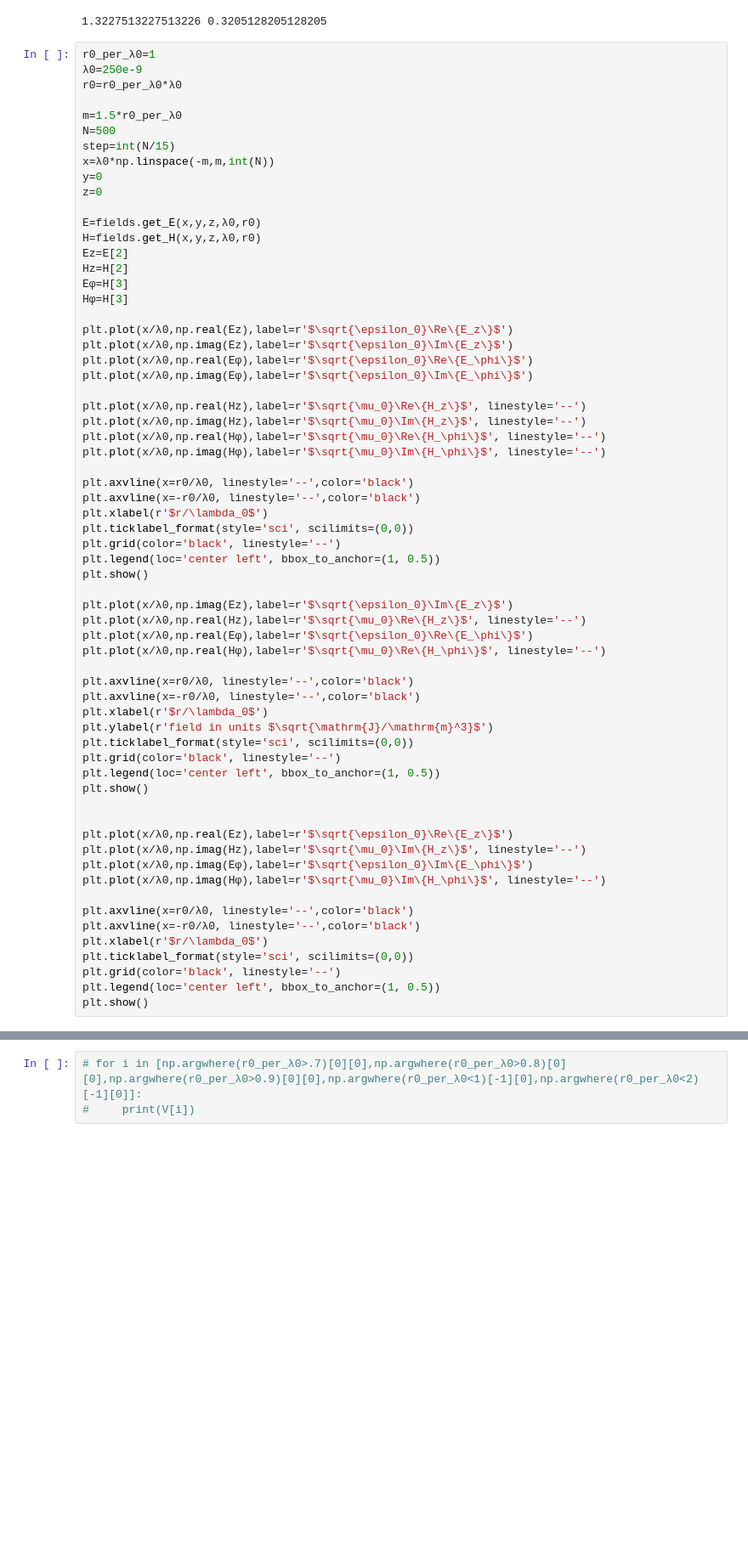
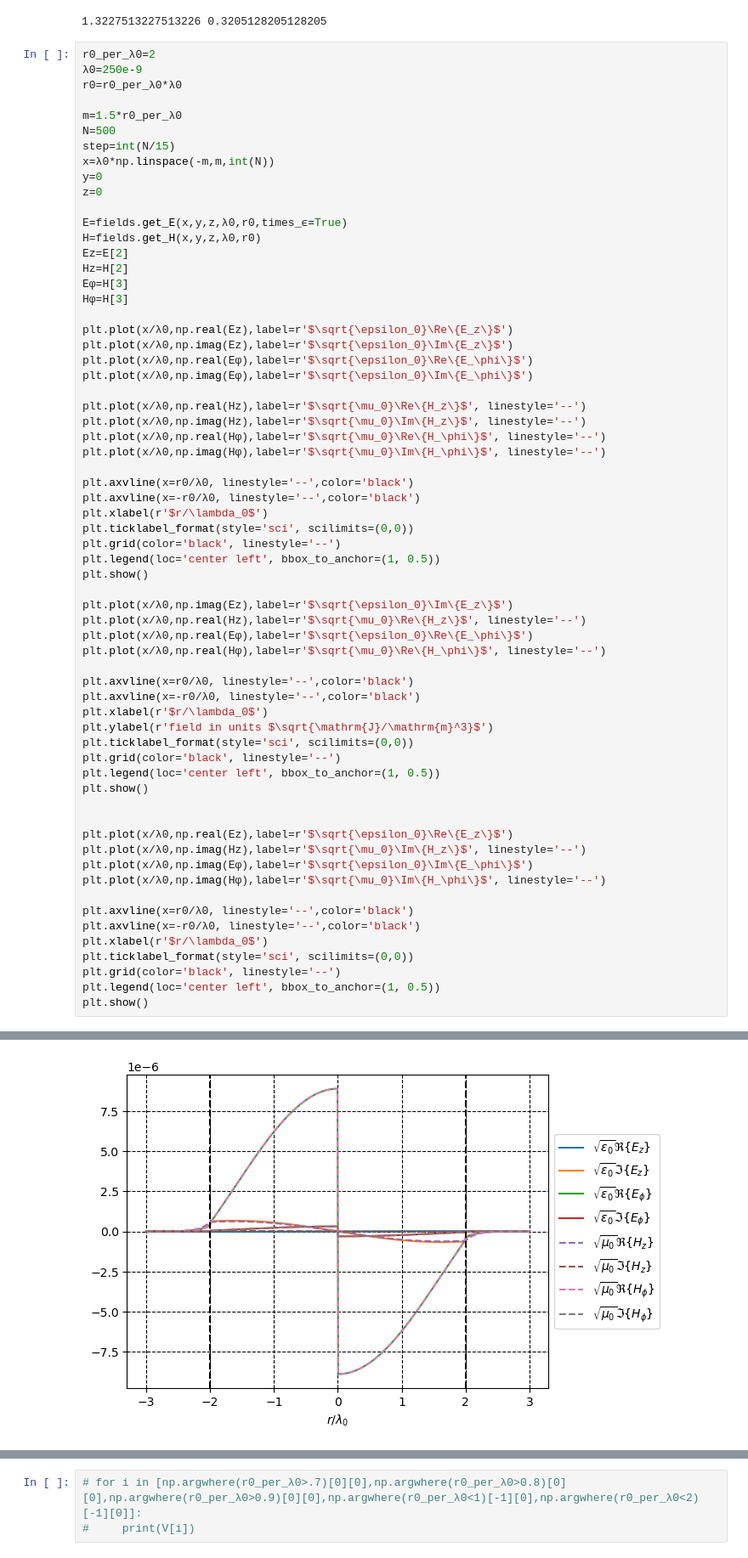
Before and after one commit to Sevastienn/ChiralForce-Fibre, a Jupyter notebook: cylinder/fields.ipynb, the cells around one changed output, grey strips where cells are left out. Shown at 85% size. Saved outputs shown, nothing was run; the diff lists cells and outputs as text; blank space fills up the shorter version.

```diff
--- a/cylinder/fields.ipynb
+++ b/cylinder/fields.ipynb
@@ -13,7 +13,7 @@ print(250e-9/189e-9,250e-9/780e-9)
 # %% [output]
 1.3227513227513226 0.3205128205128205
 # %%
-r0_per_λ0=1
+r0_per_λ0=2
 λ0=250e-9
 r0=r0_per_λ0*λ0
 
@@ -24,7 +24,7 @@ x=λ0*np.linspace(-m,m,int(N))
 y=0
 z=0
 
-E=fields.get_E(x,y,z,λ0,r0)
+E=fields.get_E(x,y,z,λ0,r0,times_ϵ=True)
 H=fields.get_H(x,y,z,λ0,r0)
 Ez=E[2]
 Hz=H[2]
@@ -92,0 +80 @@ $\displaystyle \begin{bmatrix}(0.5600880335272697+0j)\\(1.0515249010133303+0j)\\
+[figure, added]
```
Also changed, not shown: parts of 14 cells of this notebook, 1 other file.
